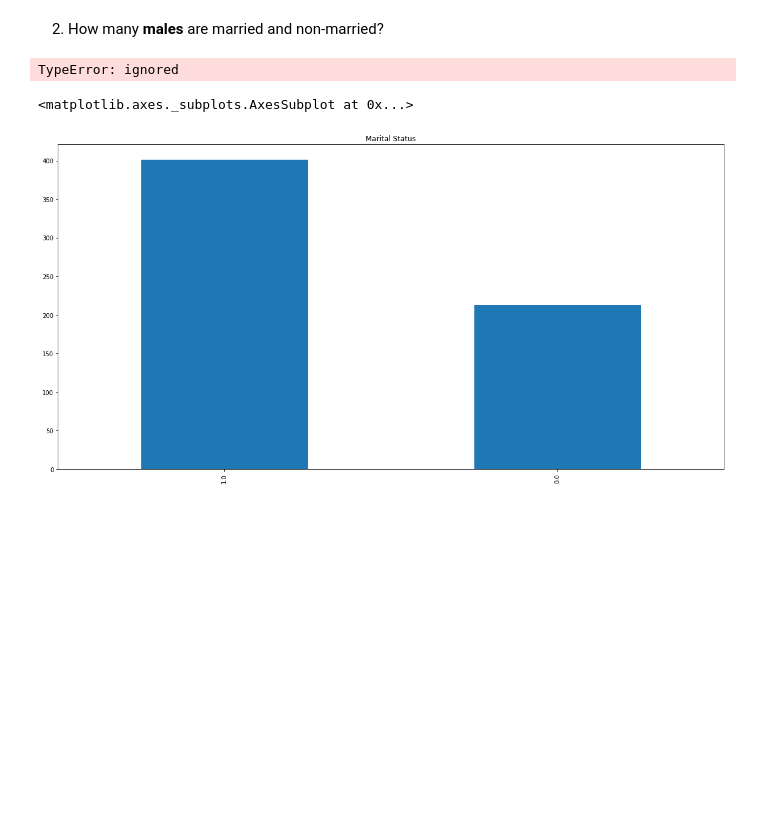
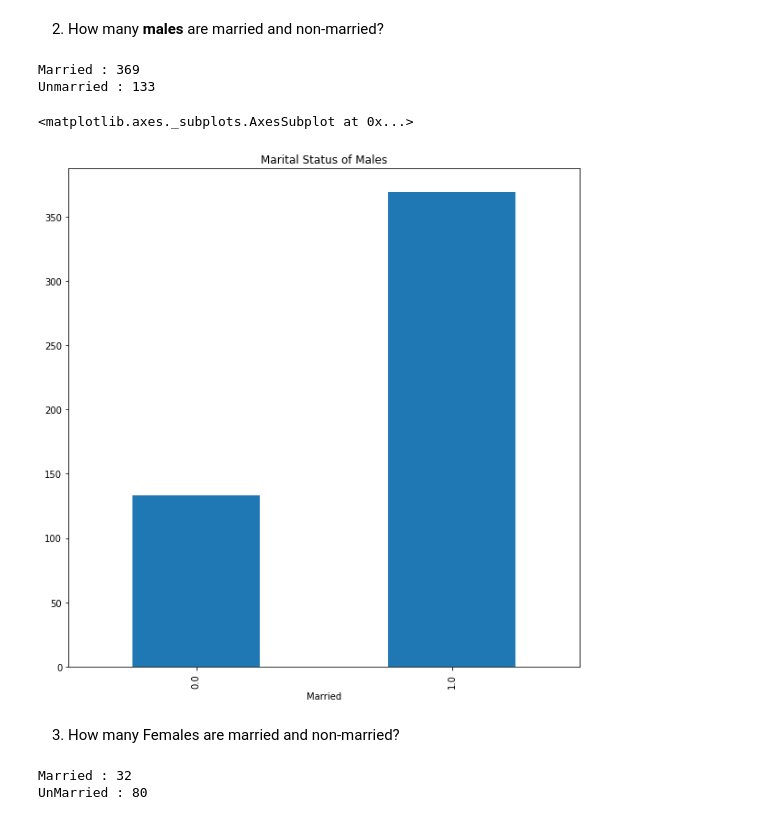
Before and after one commit to Dee-6777/Loan-prediction, a Jupyter notebook: Project_1.ipynb, the cells around one changed output. Drawn from its saved outputs; the diff is of its cells as text; code cells hidden in the pictures; blank space fills up the shorter version.

```diff
--- a/Project_1.ipynb
+++ b/Project_1.ipynb
@@ -106,31 +134,31 @@ msno.matrix(tr)
 # %%
-tr['Credit_History'].fillna(tr['Credit_History'].mode(), inplace=True) # Mode
-tr['Credit_History'].fillna(tr['Credit_History'].mode(), inplace=True) # Mode
+loan_train['Credit_History'].fillna(loan_train['Credit_History'].mode(), inplace=True) # Mode
+loan_test['Credit_History'].fillna(loan_test['Credit_History'].mode(), inplace=True) # Mode
 
 
-tr['LoanAmount'].fillna(tr['LoanAmount'].mean(), inplace=True) # Mean
-te['LoanAmount'].fillna(te['LoanAmount'].mean(), inplace=True) # Mean
+loan_train['LoanAmount'].fillna(loan_train['LoanAmount'].mean(), inplace=True) # Mean
+loan_test['LoanAmount'].fillna(loan_test['LoanAmount'].mean(), inplace=True) # Mean
 # %%
-tr.Loan_Status = tr.Loan_Status.replace({"Y": 1, "N" : 0})
+loan_train.Loan_Status = loan_train.Loan_Status.replace({"Y": 1, "N" : 0})
 # loan_test.Loan_Status = loan_test.Loan_Status.replace({"Y": 1, "N" : 0})
 
-tr.Gender = tr.Gender.replace({"Male": 1, "Female" : 0})
-te.Gender = te.Gender.replace({"Male": 1, "Female" : 0})
+loan_train.Gender = loan_train.Gender.replace({"Male": 1, "Female" : 0})
+loan_test.Gender = loan_test.Gender.replace({"Male": 1, "Female" : 0})
 
-tr.Married = tr.Married.replace({"Yes": 1, "No" : 0})
-te.Married = te.Married.replace({"Yes": 1, "No" : 0})
+loan_train.Married = loan_train.Married.replace({"Yes": 1, "No" : 0})
+loan_test.Married = loan_test.Married.replace({"Yes": 1, "No" : 0})
 
-tr.Self_Employed = tr.Self_Employed.replace({"Yes": 1, "No" : 0})
-te.Self_Employed = te.Self_Employed.replace({"Yes": 1, "No" : 0})
+loan_train.Self_Employed = loan_train.Self_Employed.replace({"Yes": 1, "No" : 0})
+loan_test.Self_Employed = loan_test.Self_Employed.replace({"Yes": 1, "No" : 0})
 # %%
-tr['Gender'].fillna(tr['Gender'].mode()[0], inplace=True)
-te['Gender'].fillna(te['Gender'].mode()[0], inplace=True)
+loan_train['Gender'].fillna(loan_train['Gender'].mode()[0], inplace=True)
+loan_test['Gender'].fillna(loan_test['Gender'].mode()[0], inplace=True)
 
-tr['Dependents'].fillna(tr['Dependents'].mode()[0], inplace=True)
-te['Dependents'].fillna(te['Dependents'].mode()[0], inplace=True)
+loan_train['Dependents'].fillna(loan_train['Dependents'].mode()[0], inplace=True)
+loan_test['Dependents'].fillna(loan_test['Dependents'].mode()[0], inplace=True)
 
-tr['Married'].fillna(tr['Married'].mode()[0], inplace=True)
-te['Married'].fillna(te['Married'].mode()[0], inplace=True)
+loan_train['Married'].fillna(loan_train['Married'].mode()[0], inplace=True)
+loan_test['Married'].fillna(loan_test['Married'].mode()[0], inplace=True)
 
-tr['Credit_History'].fillna(tr['Credit_History'].mean(), inplace=True)
-te['Credit_History'].fillna(te['Credit_History'].mean(), inplace=True)
+loan_train['Credit_History'].fillna(loan_train['Credit_History'].mean(), inplace=True)
+loan_test['Credit_History'].fillna(loan_test['Credit_History'].mean(), inplace=True)
@@ -139,5 +170,5 @@ from sklearn.preprocessing import LabelEncoder
 feature_col = ['Property_Area','Education', 'Dependents']
 le = LabelEncoder()
 for col in feature_col:
-    tr[col] = le.fit_transform(tr[col])
-    te[col] = le.fit_transform(te[col])
+    loan_train[col] = le.fit_transform(loan_train[col])
+    loan_test[col] = le.fit_transform(loan_test[col])
@@ -163,13 +259,21 @@ plt.show()
 # %% [markdown]
 2. How many **males** are married and non-married?
-# %%
-var = tr['Married']==0.1
-
-tr.loc[var]['Gender'].values(1.0).sum()
-# %% [output]
-TypeError: ignored
+# %%
+print("Married :",loan_train[(loan_train["Gender"] == 1) & (loan_train["Married"]==1)]["Loan_ID"].count())
+print("Unmarried :",loan_train[(loan_train["Gender"] == 1) & (loan_train["Married"]==0)]["Loan_ID"].count())
+# %% [output]
+Married : 369
+Unmarried : 133
 # %%
-tr.Married.value_counts().plot.bar(figsize=(20,10),title='Marital Status')
+loan_train[loan_train["Gender"] == 1].groupby("Married")["Loan_ID"].count().plot.bar(figsize=(10,10), title='Marital Status of Males')
 # %% [output]
 <matplotlib.axes._subplots.AxesSubplot at 0x...>
-[figure, old version]
+[figure, new version]
+# %% [markdown]
+3. How many Females are married and non-married?
+# %%
+print("Married :",loan_train[(loan_train["Gender"] == 0) & (loan_train["Married"]==1)]["Loan_ID"].count())
+print("UnMarried :",loan_train[(loan_train["Gender"] == 0) & (loan_train["Married"]==0)]["Loan_ID"].count())
+# %% [output]
+Married : 32
+UnMarried : 80
```
Also changed, not shown: parts of 62 cells of this notebook.
